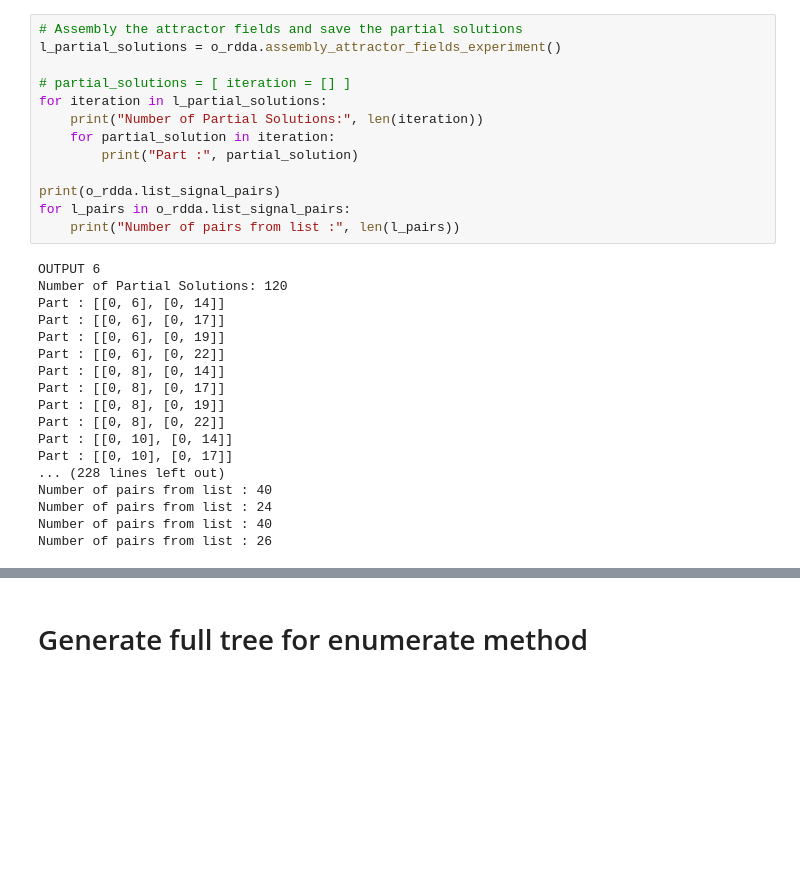
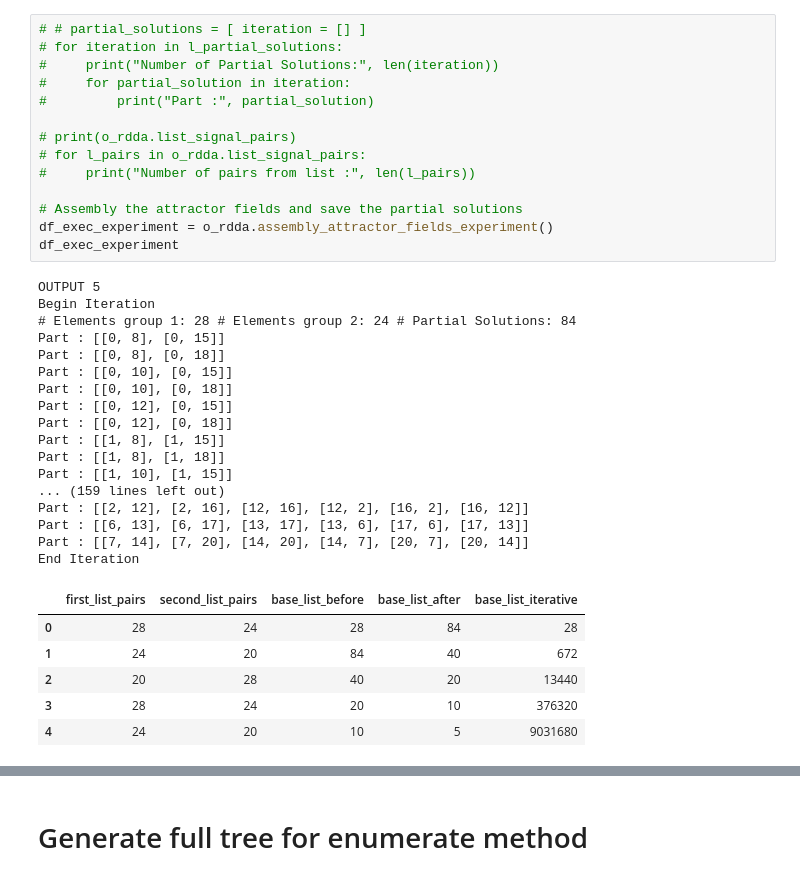
Before and after one commit to crptcusco/SynEstCBN, a Jupyter notebook: experiments/phd_qualification/exp_simple_rdda_benchmark_enumerative_pruning.ipynb, the cells around one changed output, grey strips where cells are left out. Cells and saved outputs as stored; diff of their text form; blank space fills up the shorter version.

```diff
--- a/experiments/phd_qualification/exp_simple_rdda_benchmark_enumerative_pruning.ipynb
+++ b/experiments/phd_qualification/exp_simple_rdda_benchmark_enumerative_pruning.ipynb
@@ -75,32 +77,39 @@ Index: 23 - RDD: 3 - Attractor: [['1', '1', '1', '1']]
 ========================
 # %%
+# # partial_solutions = [ iteration = [] ]
+# for iteration in l_partial_solutions:
+#     print("Number of Partial Solutions:", len(iteration))
+#     for partial_solution in iteration:
+#         print("Part :", partial_solution)
+
+# print(o_rdda.list_signal_pairs)
+# for l_pairs in o_rdda.list_signal_pairs:
+#     print("Number of pairs from list :", len(l_pairs))
+
 # Assembly the attractor fields and save the partial solutions
-l_partial_solutions = o_rdda.assembly_attractor_fields_experiment()
-
-# partial_solutions = [ iteration = [] ]
-for iteration in l_partial_solutions:
-    print("Number of Partial Solutions:", len(iteration))
-    for partial_solution in iteration:
-        print("Part :", partial_solution)
-
-print(o_rdda.list_signal_pairs)
-for l_pairs in o_rdda.list_signal_pairs:
-    print("Number of pairs from list :", len(l_pairs))
+df_exec_experiment = o_rdda.assembly_attractor_fields_experiment()
+df_exec_experiment
 # %% [output]
-OUTPUT 6
-Number of Partial Solutions: 120
-Part : [[0, 6], [0, 14]]
-Part : [[0, 6], [0, 17]]
-Part : [[0, 6], [0, 19]]
-Part : [[0, 6], [0, 22]]
-Part : [[0, 8], [0, 14]]
-Part : [[0, 8], [0, 17]]
-Part : [[0, 8], [0, 19]]
-Part : [[0, 8], [0, 22]]
-Part : [[0, 10], [0, 14]]
-Part : [[0, 10], [0, 17]]
-... (228 lines left out)
-Number of pairs from list : 40
-Number of pairs from list : 24
-Number of pairs from list : 40
-Number of pairs from list : 26
+OUTPUT 5
+Begin Iteration
+# Elements group 1: 28 # Elements group 2: 24 # Partial Solutions: 84
+Part : [[0, 8], [0, 15]]
+Part : [[0, 8], [0, 18]]
+Part : [[0, 10], [0, 15]]
+Part : [[0, 10], [0, 18]]
+Part : [[0, 12], [0, 15]]
+Part : [[0, 12], [0, 18]]
+Part : [[1, 8], [1, 15]]
+Part : [[1, 8], [1, 18]]
+Part : [[1, 10], [1, 15]]
+... (159 lines left out)
+Part : [[2, 12], [2, 16], [12, 16], [12, 2], [16, 2], [16, 12]]
+Part : [[6, 13], [6, 17], [13, 17], [13, 6], [17, 6], [17, 13]]
+Part : [[7, 14], [7, 20], [14, 20], [14, 7], [20, 7], [20, 14]]
+End Iteration
+|  | first_list_pairs | second_list_pairs | base_list_before | base_list_after | base_list_iterative |
+| 0 | 28 | 24 | 28 | 84 | 28 |
+| 1 | 24 | 20 | 84 | 40 | 672 |
+| 2 | 20 | 28 | 40 | 20 | 13440 |
+| 3 | 28 | 24 | 20 | 10 | 376320 |
+| 4 | 24 | 20 | 10 | 5 | 9031680 |
```
Also changed, not shown: parts of 9 cells of this notebook, 1 other file.
